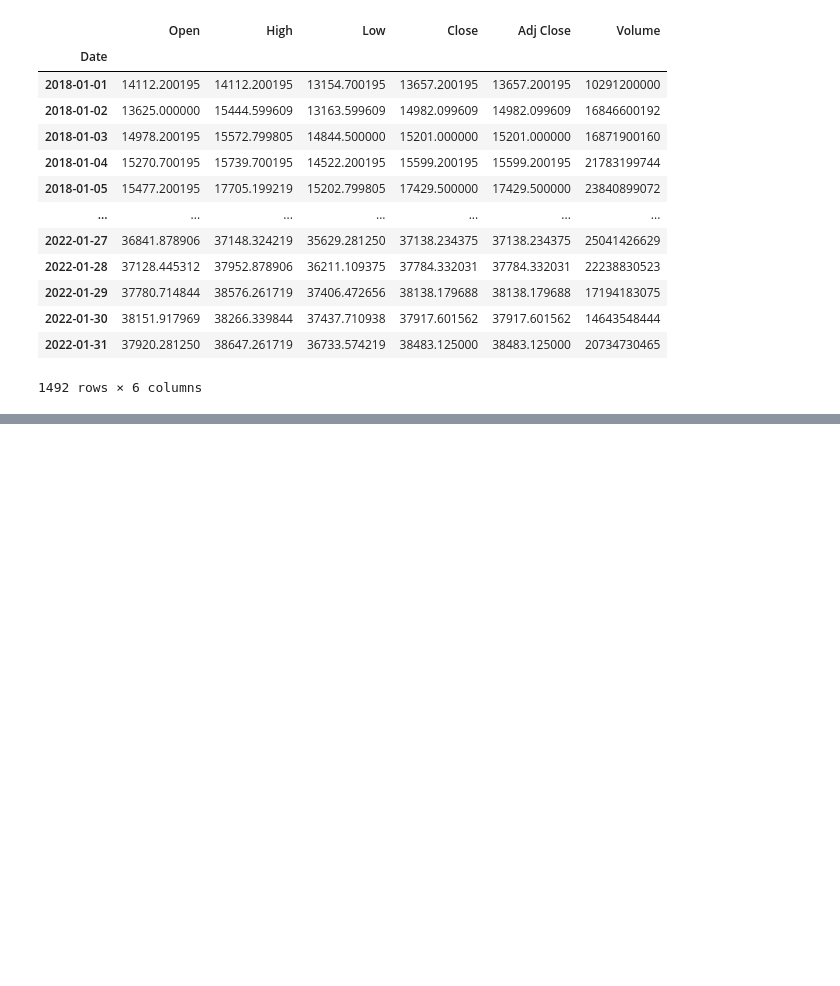
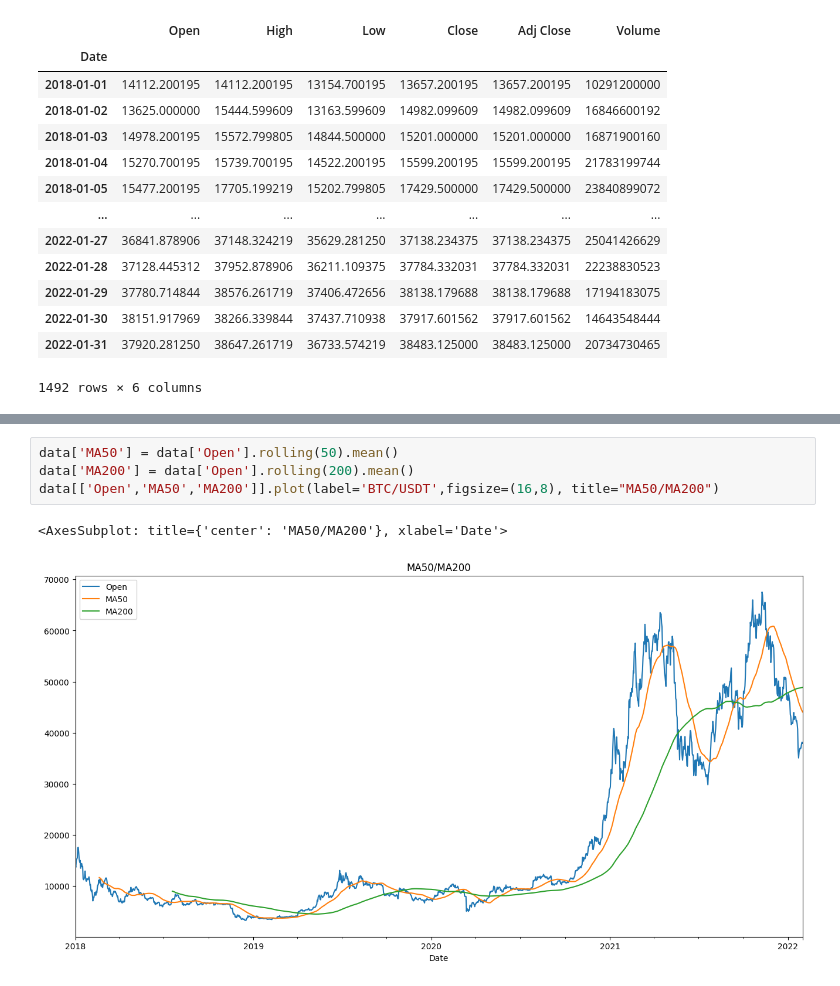
Before and after one commit to AyushTripathiIITP/Algo-Trading, a Jupyter notebook: DATACollection.ipynb, the cells around one changed output, grey strips where cells are left out. Saved outputs shown, nothing was run; the diff lists cells and outputs as text; blank space fills up the shorter version.

```diff
--- a/DATACollection.ipynb
+++ b/DATACollection.ipynb
@@ -36,0 +89,7 @@ data
+# %%
+data['MA50'] = data['Open'].rolling(50).mean()
+data['MA200'] = data['Open'].rolling(200).mean()
+data[['Open','MA50','MA200']].plot(label='BTC/USDT',figsize=(16,8), title="MA50/MA200")
+# %% [output]
+<AxesSubplot: title={'center': 'MA50/MA200'}, xlabel='Date'>
+[figure, added]
```
Also changed, not shown: parts of 13 cells of this notebook.
